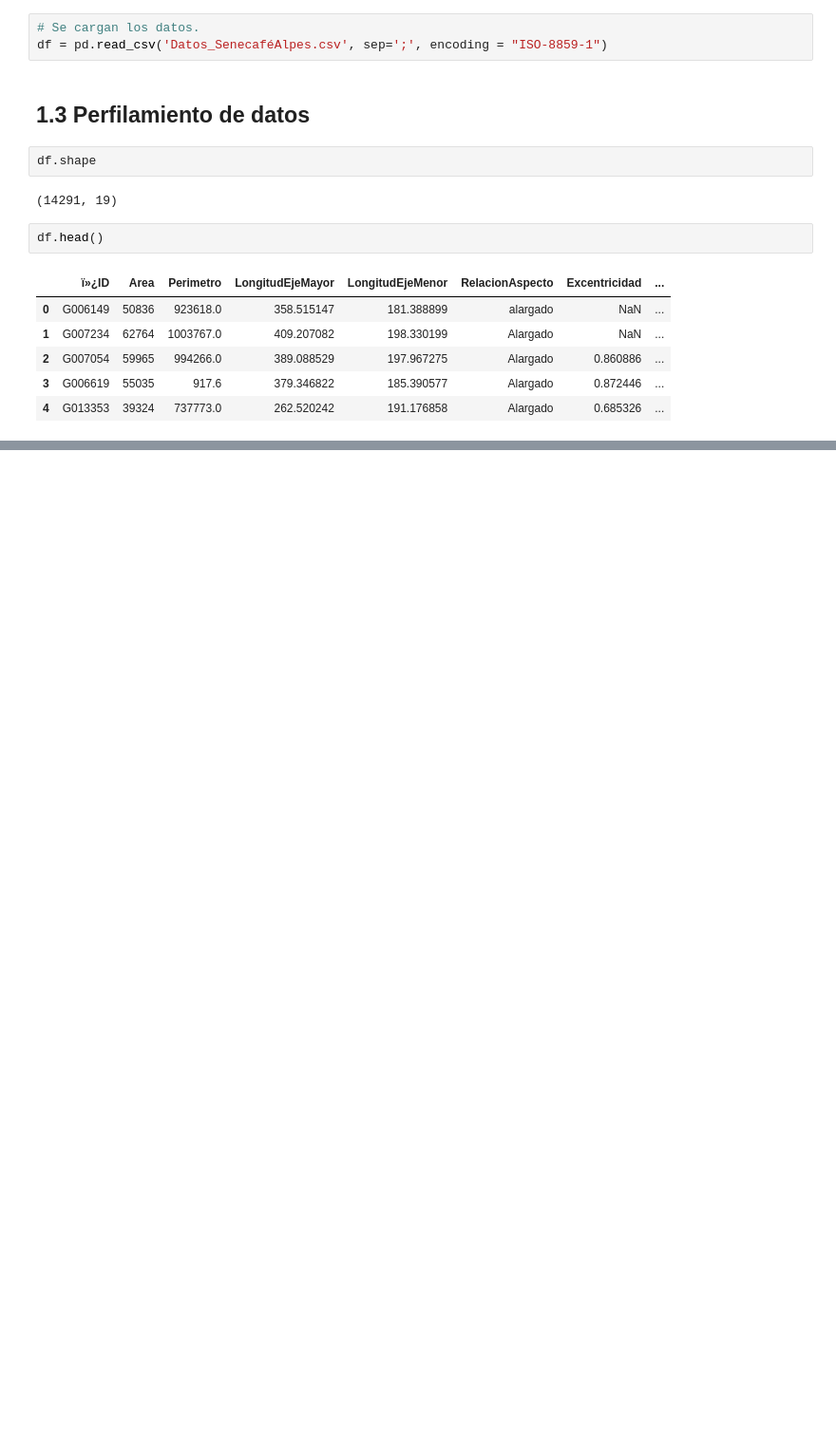
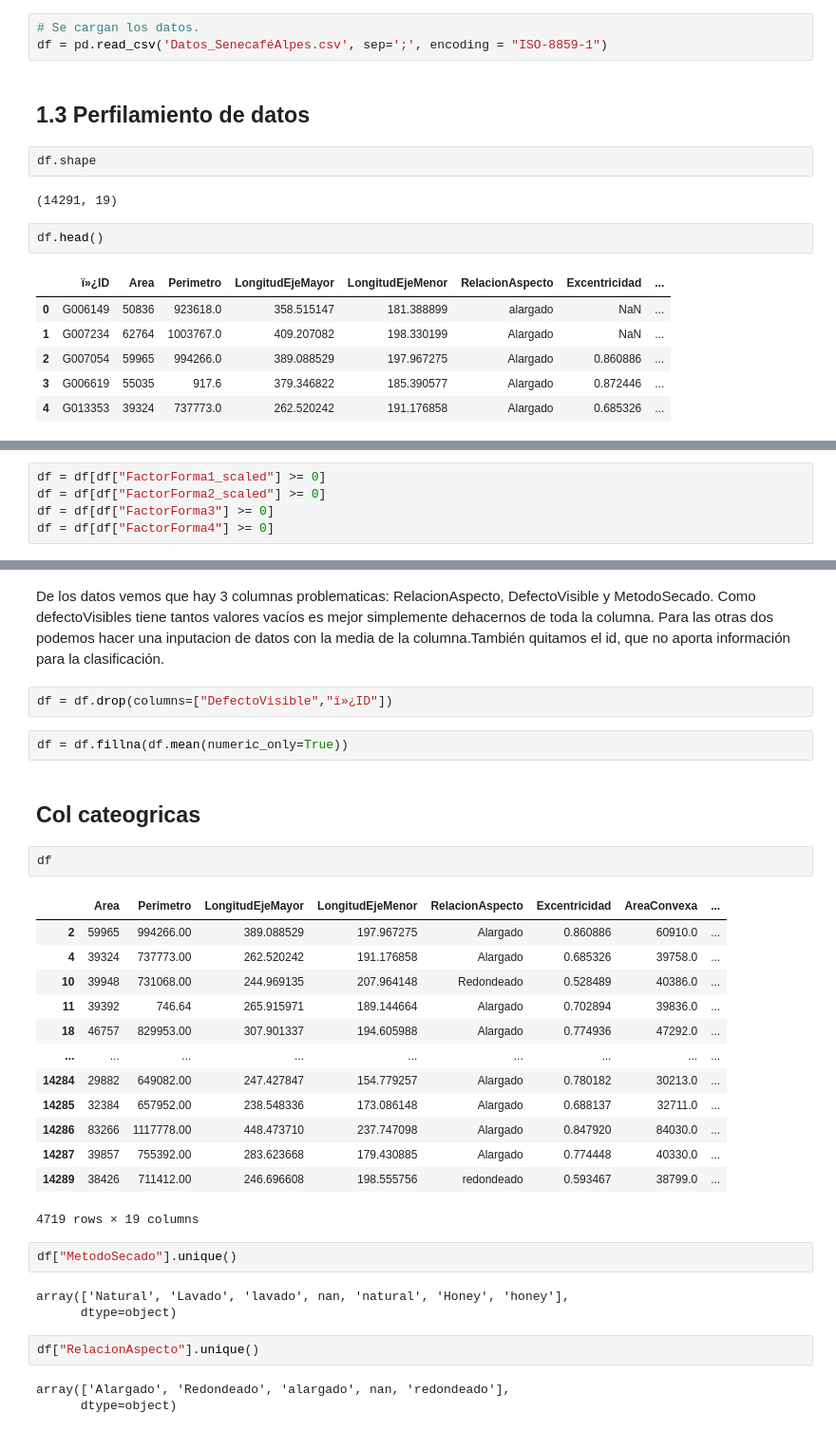
Before and after one commit to BI-organization/lab2, a Jupyter notebook: Lab2.ipynb, the cells around one changed output, grey strips where cells are left out. Shown at 95% size. Saved outputs shown, nothing was run; the diff lists cells and outputs as text; blank space fills up the shorter version.

```diff
--- a/Lab2.ipynb
+++ b/Lab2.ipynb
@@ -117,0 +223,5 @@ plt.show()
+# %%
+df = df[df["FactorForma1_scaled"] >= 0]
+df = df[df["FactorForma2_scaled"] >= 0]
+df = df[df["FactorForma3"] >= 0]
+df = df[df["FactorForma4"] >= 0]
@@ -117,0 +248,34 @@ plt.show()
+# %% [markdown]
+De los datos vemos que hay 3 columnas problematicas: RelacionAspecto, DefectoVisible y MetodoSecado. Como defectoVisibles tiene tantos valores vacíos es mejor simplemente dehacernos de toda la columna. Para las otras dos podemos hacer una inputacion de datos con la media de la columna.También quitamos el id, que no aporta información para la clasificación.
+# %%
+df = df.drop(columns=["DefectoVisible","ï»¿ID"])
+# %%
+df = df.fillna(df.mean(numeric_only=True))
+# %% [markdown]
+## Col cateogricas
+# %%
+df
+# %% [output]
+|  | Area | Perimetro | LongitudEjeMayor | LongitudEjeMenor | RelacionAspecto | Excentricidad | AreaConvexa | ... |
+| 2 | 59965 | 994266.00 | 389.088529 | 197.967275 | Alargado | 0.860886 | 60910.0 | ... |
+| 4 | 39324 | 737773.00 | 262.520242 | 191.176858 | Alargado | 0.685326 | 39758.0 | ... |
+| 10 | 39948 | 731068.00 | 244.969135 | 207.964148 | Redondeado | 0.528489 | 40386.0 | ... |
+| 11 | 39392 | 746.64 | 265.915971 | 189.144664 | Alargado | 0.702894 | 39836.0 | ... |
+| 18 | 46757 | 829953.00 | 307.901337 | 194.605988 | Alargado | 0.774936 | 47292.0 | ... |
+| ... | ... | ... | ... | ... | ... | ... | ... | ... |
+| 14284 | 29882 | 649082.00 | 247.427847 | 154.779257 | Alargado | 0.780182 | 30213.0 | ... |
+| 14285 | 32384 | 657952.00 | 238.548336 | 173.086148 | Alargado | 0.688137 | 32711.0 | ... |
+| 14286 | 83266 | 1117778.00 | 448.473710 | 237.747098 | Alargado | 0.847920 | 84030.0 | ... |
+| 14287 | 39857 | 755392.00 | 283.623668 | 179.430885 | Alargado | 0.774448 | 40330.0 | ... |
+| 14289 | 38426 | 711412.00 | 246.696608 | 198.555756 | redondeado | 0.593467 | 38799.0 | ... |
+4719 rows × 19 columns
+# %%
+df["MetodoSecado"].unique()
+# %% [output]
+array(['Natural', 'Lavado', 'lavado', nan, 'natural', 'Honey', 'honey'],
+      dtype=object)
+# %%
+df["RelacionAspecto"].unique()
+# %% [output]
+array(['Alargado', 'Redondeado', 'alargado', nan, 'redondeado'],
+      dtype=object)
```
Also changed, not shown: parts of 33 cells of this notebook.
